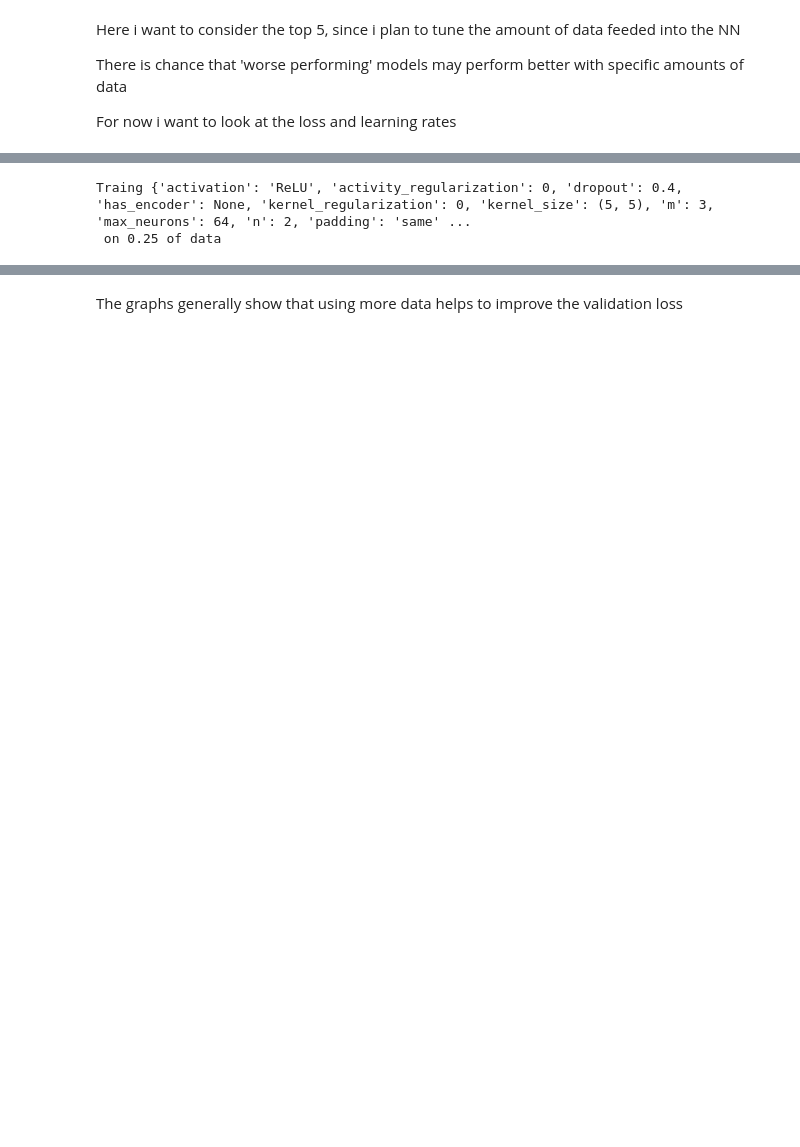
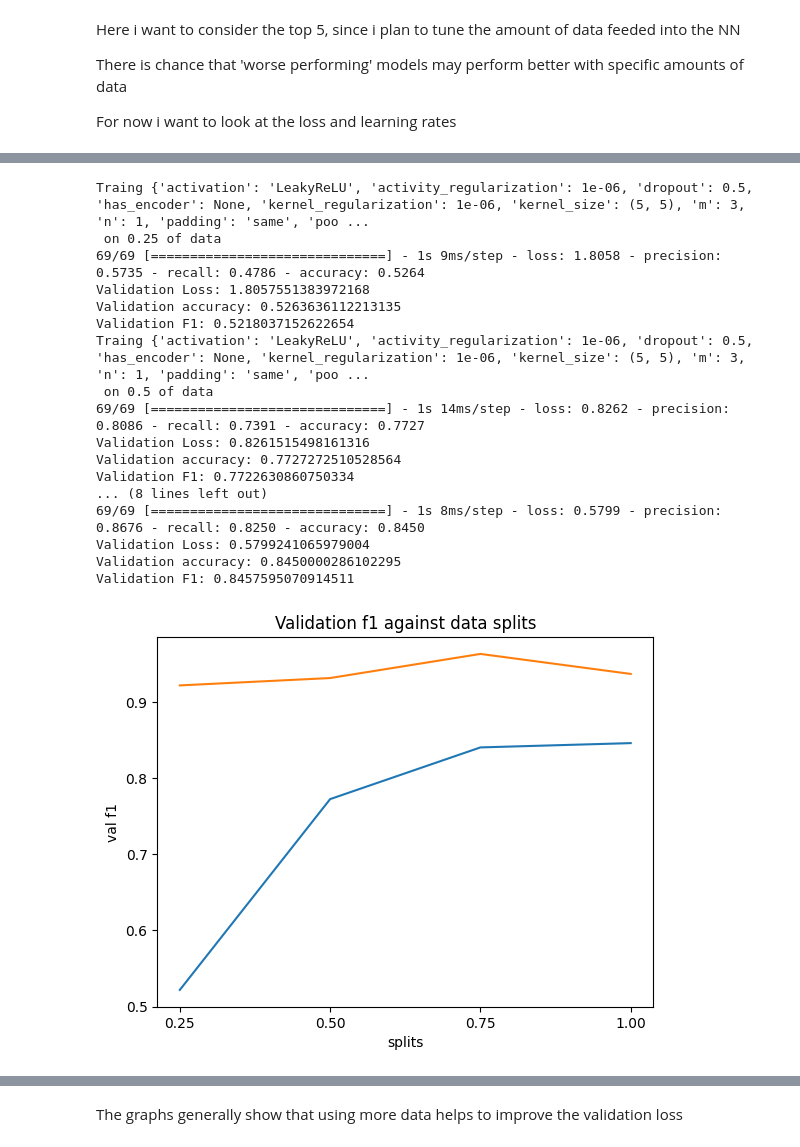
Before and after one commit to stupidbutsmart/DELE-CA1, a Jupyter notebook: CNN_v3.ipynb, the cells around one changed output, grey strips where cells are left out. Saved outputs shown, nothing was run; the diff lists cells and outputs as text; code cells hidden in the pictures; blank space fills up the shorter version.

```diff
--- a/CNN_v3.ipynb
+++ b/CNN_v3.ipynb
@@ -434,9 +466,12 @@ Val loss: 1.0071290731430054 , val_accuracy: 0.7113636136054993
+# %%
+validation_f1 = [np.max(res['val_f1_score']) for res in fit_results]
 # %%
 # Exporting
 results = pd.DataFrame({
   'params': successful_params,
   'validation_accuracies': val_accuracies,
   'validation_losses': val_losses,
+  'validation_f1': validation_f1,
   'fit_results': fit_results
 })
 # %%
@@ -529,6 +586,8 @@ for i in top_5_indexes:
   params = successful_params[i]
 
   splits = [0.25 , 0.5 , 0.75 , 1]
+  last_4_val_f1 = []
+  last_4_f1 = []
   for split in splits:
     model_params = {k:v for k , v in params.items() if k != 'batch_size'}
     print(f'Traing {params}\n on {split} of data')
@@ -543,38 +602,62 @@ for i in top_5_indexes:
     X_validation = np.asarray(X_validation, dtype=np.float32)
     y_validation = np.asarray(y_validation, dtype=np.float32)
 
 
     # with different amounts of data epochs required might be different
-    early_stop = EarlyStopping(monitor='val_loss' , patience=10 , restore_best_weights=True)
+    early_stop = EarlyStopping(monitor='val_f1_score' , patience=10 , restore_best_weights=True, mode='max')
     model = create_model(**model_params , autoencoder=Sequential(autoencoder.layers[:4]))
     history = model.fit(
       X_train_split , y_train_split ,
       epochs=200, batch_size=params['batch_size'],
       validation_data=(X_validation , y_validation),
       verbose = 0,
-      callbacks=[early_stop]
+      callbacks=[F1ScoreCallback() , early_stop]
       )
 
     # Eval and store
-    val_loss , val_accuracy = model.evaluate(X_validation , y_validation)
+    val_loss , val_precision , val_recall, val_accuracy = model.evaluate(X_validation , y_validation)
+    val_f1 = np.max(history.history['val_f1_score'])
+    train_f1 = np.max(history.history['f1_score'])
+
     print(f'Validation Loss: {val_loss}')
     print(f'Validation accuracy: {val_accuracy}')
+    print(f'Validation F1: {val_f1}')
 
     param_data_permu.append({
       **params,
       'size': split
     })
     param_data_permu_history.append(history.history)
     param_data_permu_accuracy.append(val_accuracy)
     param_data_permu_loss.append(val_loss)
+    last_4_val_f1.append(val_f1)
+    last_4_f1.append(train_f1)
+
 
   # Plotting graph
-  last_4_val_loss = param_data_permu_loss[-4:]
-  plt.plot(splits , last_4_val_loss)
-  plt.title('Validation loss against data splits')
+  plt.plot(splits , last_4_val_f1, label='validation')
+  plt.plot(splits , last_4_f1 , label='training')
+  plt.title('Validation f1 against data splits')
   plt.xlabel('splits')
-  plt.ylabel('val loss')
+  plt.ylabel('val f1')
+  plt.xticks(splits)
   plt.show()
 # %% [output]
-Traing {'activation': 'ReLU', 'activity_regularization': 0, 'dropout': 0.4, 'has_encoder': None, 'kernel_regularization': 0, 'kernel_size': (5, 5), 'm': 3, 'max_neurons': 64, 'n': 2, 'padding': 'same' ...
+Traing {'activation': 'LeakyReLU', 'activity_regularization': 1e-06, 'dropout': 0.5, 'has_encoder': None, 'kernel_regularization': 1e-06, 'kernel_size': (5, 5), 'm': 3, 'n': 1, 'padding': 'same', 'poo ...
  on 0.25 of data
+69/69 [==============================] - 1s 9ms/step - loss: 1.8058 - precision: 0.5735 - recall: 0.4786 - accuracy: 0.5264
+Validation Loss: 1.8057551383972168
+Validation accuracy: 0.5263636112213135
+Validation F1: 0.5218037152622654
+Traing {'activation': 'LeakyReLU', 'activity_regularization': 1e-06, 'dropout': 0.5, 'has_encoder': None, 'kernel_regularization': 1e-06, 'kernel_size': (5, 5), 'm': 3, 'n': 1, 'padding': 'same', 'poo ...
+ on 0.5 of data
+69/69 [==============================] - 1s 14ms/step - loss: 0.8262 - precision: 0.8086 - recall: 0.7391 - accuracy: 0.7727
+Validation Loss: 0.8261515498161316
+Validation accuracy: 0.7727272510528564
+Validation F1: 0.7722630860750334
+... (8 lines left out)
+69/69 [==============================] - 1s 8ms/step - loss: 0.5799 - precision: 0.8676 - recall: 0.8250 - accuracy: 0.8450
+Validation Loss: 0.5799241065979004
+Validation accuracy: 0.8450000286102295
+Validation F1: 0.8457595070914511
+[figure, added]
```
Also changed, not shown: parts of 25 cells of this notebook, 4 other files.
